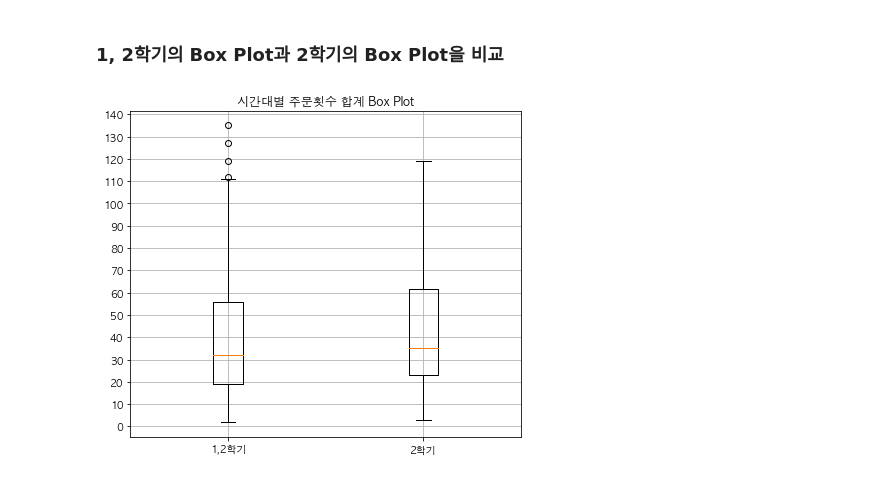
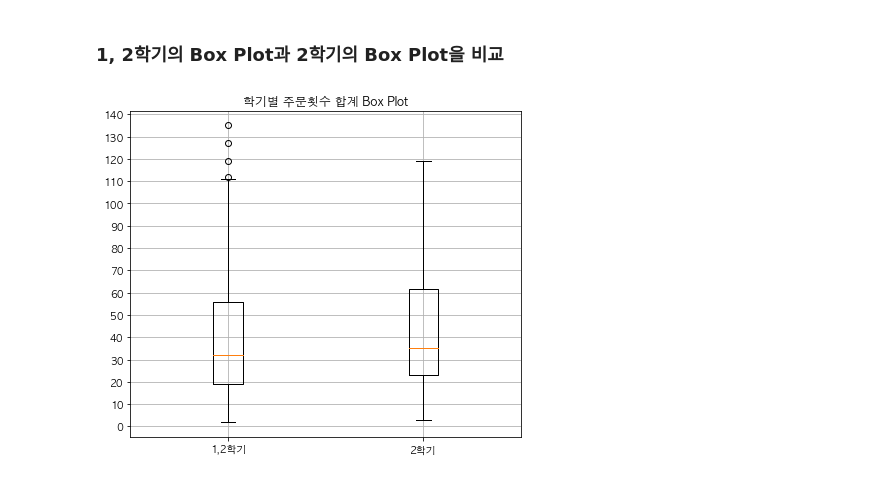
Before and after one commit to sohds/P4DS_gaeun_allocation, a Jupyter notebook: visualization/boxplot_sum.ipynb, the cells around one changed output. Saved outputs shown, nothing was run; the diff lists cells and outputs as text; code cells hidden in the pictures.

Commit message:
style: Box Plot 파일의 마지막 plot title 변경

```diff
--- a/visualization/boxplot_sum.ipynb
+++ b/visualization/boxplot_sum.ipynb
@@ -81,13 +81,13 @@ plt.show()
 # %%
 import numpy as np
 import matplotlib.pyplot as plt
 
 plt.figure(figsize=(7, 6)) # 그래프의 size 설정
 plt.rc('font', family='AppleGothic') # 그래프의 title font 설정
 plt.boxplot([df['합계'], semester_2['합계']], labels=['1,2학기', '2학기'])# df의 '합계' 컬럼과 semester_2의 '합계'컬럼을 box plot으로 시각화
-plt.title('시간대별 주문횟수 합계 Box Plot') # 그래프의 title 설정
+plt.title('학기별 주문횟수 합계 Box Plot') # 그래프의 title 설정
 plt.yticks(np.arange(0, 150, step=10))# 그래프의 y축 범위 및 간격 설정
 plt.grid() # 격자 설정
 plt.show()
 # %% [output]
-[figure, old version]
+[figure, new version]
```
